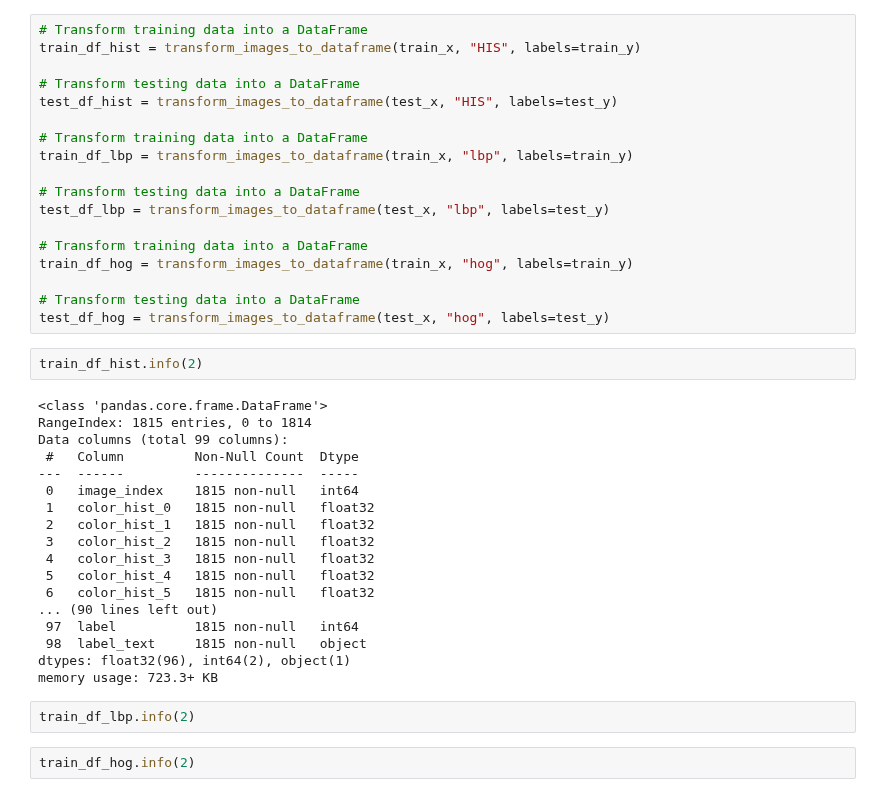
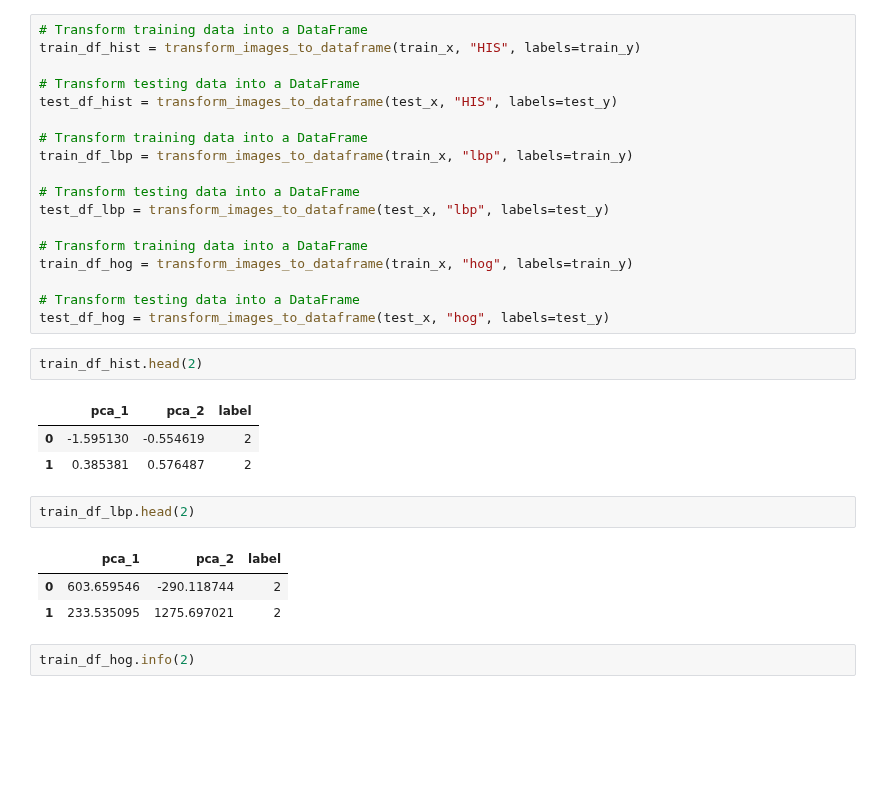
Before and after one commit to jason-gardiner/Meat-Freshness-Image-Classification, a Jupyter notebook: Meat Classification.ipynb, the cells around one changed output. Cells and saved outputs as stored; diff of their text form; blank space fills up the shorter version.

```diff
--- a/Meat Classification.ipynb
+++ b/Meat Classification.ipynb
@@ -1009,27 +1009,17 @@ train_df_hog = transform_images_to_dataframe(train_x, "hog", labels=train_y)
 # Transform testing data into a DataFrame
 test_df_hog = transform_images_to_dataframe(test_x, "hog", labels=test_y)
 # %%
-train_df_hist.info(2)
+train_df_hist.head(2)
 # %% [output]
-<class 'pandas.core.frame.DataFrame'>
-RangeIndex: 1815 entries, 0 to 1814
-Data columns (total 99 columns):
- #   Column         Non-Null Count  Dtype
----  ------         --------------  -----
- 0   image_index    1815 non-null   int64
- 1   color_hist_0   1815 non-null   float32
- 2   color_hist_1   1815 non-null   float32
- 3   color_hist_2   1815 non-null   float32
- 4   color_hist_3   1815 non-null   float32
- 5   color_hist_4   1815 non-null   float32
- 6   color_hist_5   1815 non-null   float32
-... (90 lines left out)
- 97  label          1815 non-null   int64
- 98  label_text     1815 non-null   object
-dtypes: float32(96), int64(2), object(1)
-memory usage: 723.3+ KB
+|  | pca_1 | pca_2 | label |
+| 0 | -1.595130 | -0.554619 | 2 |
+| 1 | 0.385381 | 0.576487 | 2 |
 # %%
-train_df_lbp.info(2)
+train_df_lbp.head(2)
+# %% [output]
+|  | pca_1 | pca_2 | label |
+| 0 | 603.659546 | -290.118744 | 2 |
+| 1 | 233.535095 | 1275.697021 | 2 |
 # %%
 train_df_hog.info(2)
 # %%
```
